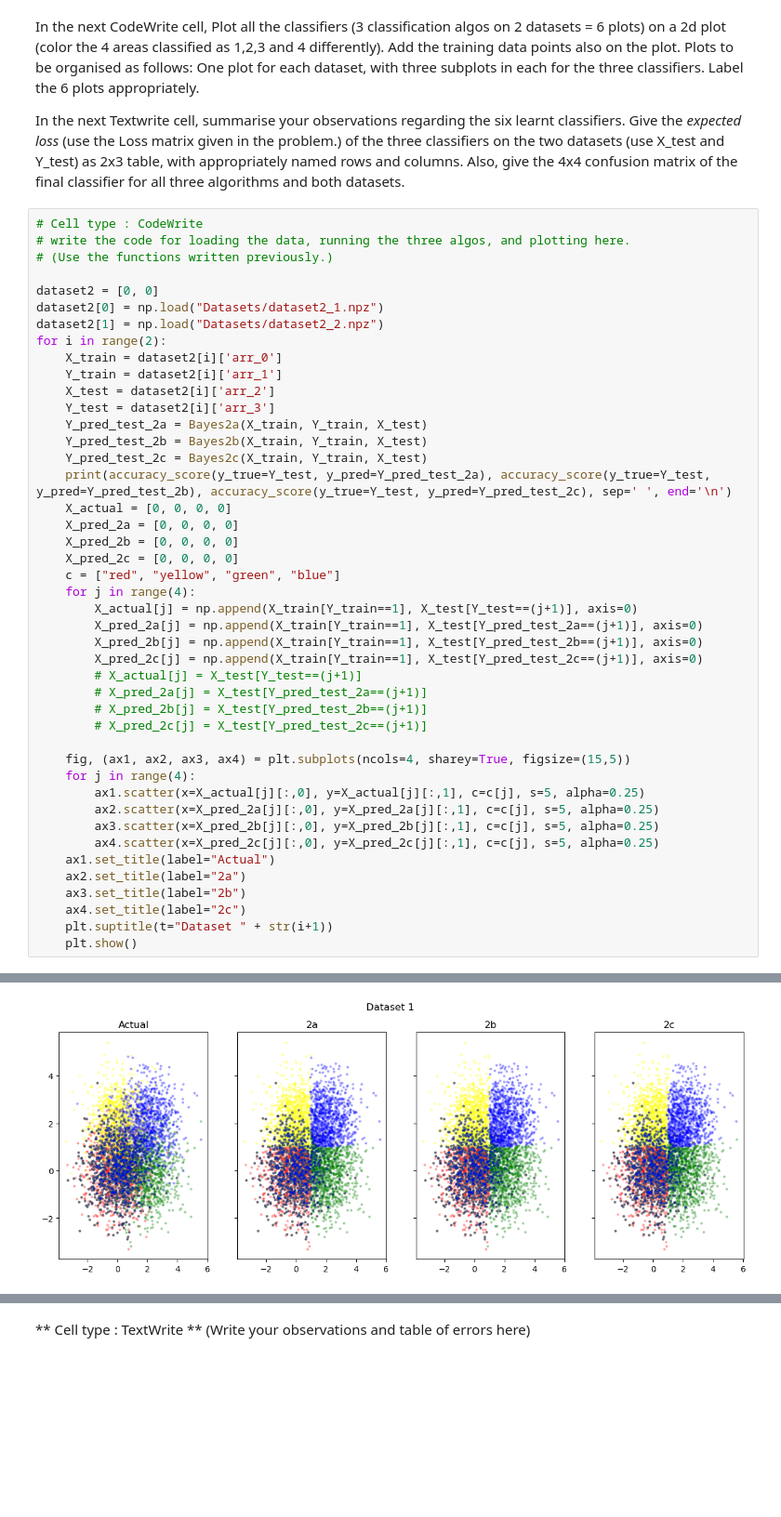
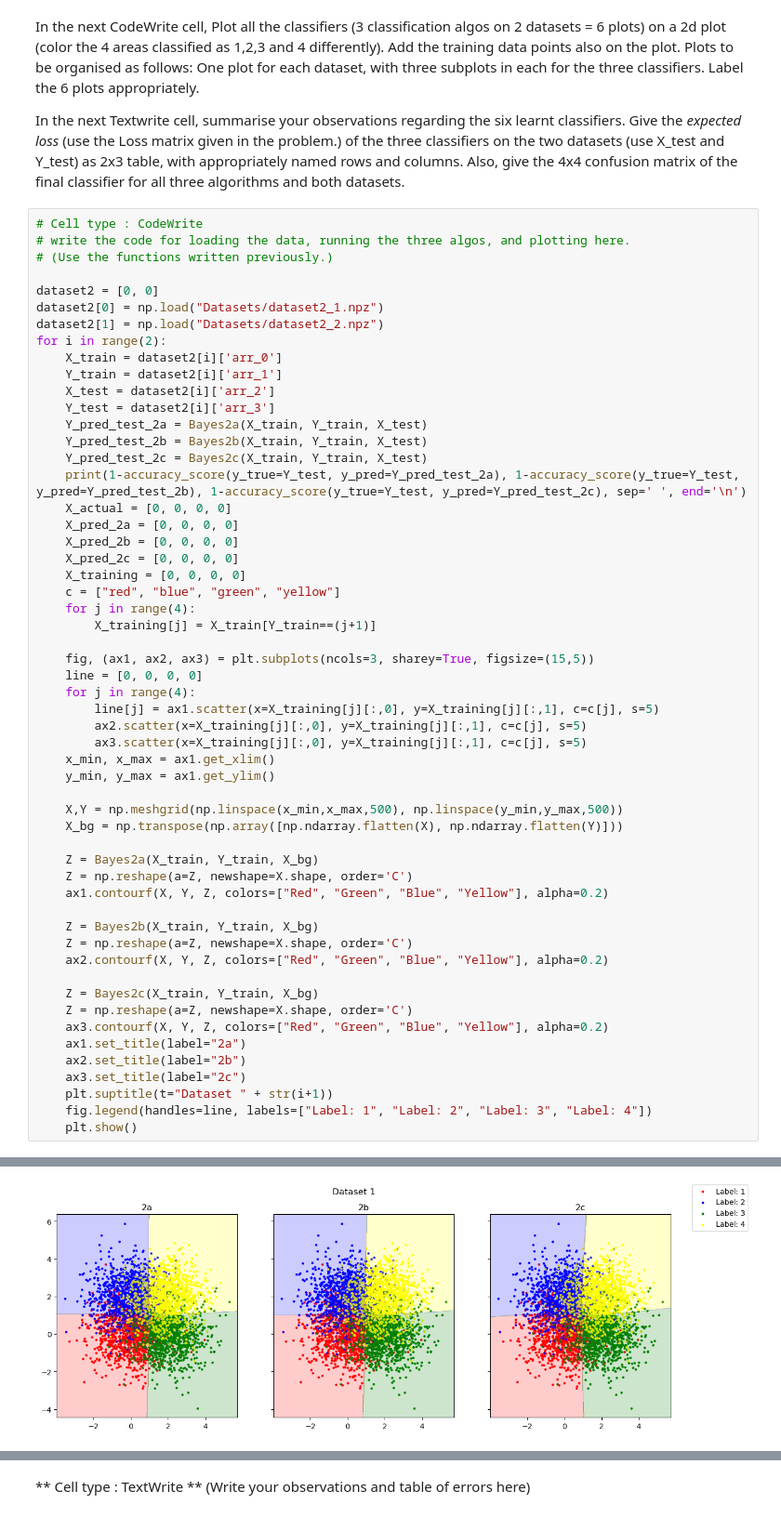
Before and after one commit to Bala-A87/CS5691-Assignments, a Jupyter notebook: A1/ProgAssmt1_student.ipynb, the cells around one changed output, grey strips where cells are left out. Shown at 93% size. Drawn from its saved outputs; the diff is of its cells as text; blank space fills up the shorter version.

```diff
--- a/A1/ProgAssmt1_student.ipynb
+++ b/A1/ProgAssmt1_student.ipynb
@@ -517,32 +507,43 @@ for i in range(2):
     Y_pred_test_2a = Bayes2a(X_train, Y_train, X_test)
     Y_pred_test_2b = Bayes2b(X_train, Y_train, X_test)
     Y_pred_test_2c = Bayes2c(X_train, Y_train, X_test)
-    print(accuracy_score(y_true=Y_test, y_pred=Y_pred_test_2a), accuracy_score(y_true=Y_test, y_pred=Y_pred_test_2b), accuracy_score(y_true=Y_test, y_pred=Y_pred_test_2c), sep=' ', end='\n')
+    print(1-accuracy_score(y_true=Y_test, y_pred=Y_pred_test_2a), 1-accuracy_score(y_true=Y_test, y_pred=Y_pred_test_2b), 1-accuracy_score(y_true=Y_test, y_pred=Y_pred_test_2c), sep=' ', end='\n')
     X_actual = [0, 0, 0, 0]
     X_pred_2a = [0, 0, 0, 0]
     X_pred_2b = [0, 0, 0, 0]
     X_pred_2c = [0, 0, 0, 0]
-    c = ["red", "yellow", "green", "blue"]
+    X_training = [0, 0, 0, 0]
+    c = ["red", "blue", "green", "yellow"]
     for j in range(4):
-        X_actual[j] = np.append(X_train[Y_train==1], X_test[Y_test==(j+1)], axis=0)
-        X_pred_2a[j] = np.append(X_train[Y_train==1], X_test[Y_pred_test_2a==(j+1)], axis=0)
-        X_pred_2b[j] = np.append(X_train[Y_train==1], X_test[Y_pred_test_2b==(j+1)], axis=0)
-        X_pred_2c[j] = np.append(X_train[Y_train==1], X_test[Y_pred_test_2c==(j+1)], axis=0)
-        # X_actual[j] = X_test[Y_test==(j+1)]
-        # X_pred_2a[j] = X_test[Y_pred_test_2a==(j+1)]
-        # X_pred_2b[j] = X_test[Y_pred_test_2b==(j+1)]
-        # X_pred_2c[j] = X_test[Y_pred_test_2c==(j+1)]
+        X_training[j] = X_train[Y_train==(j+1)]
 
-    fig, (ax1, ax2, ax3, ax4) = plt.subplots(ncols=4, sharey=True, figsize=(15,5))
+    fig, (ax1, ax2, ax3) = plt.subplots(ncols=3, sharey=True, figsize=(15,5))
+    line = [0, 0, 0, 0]
     for j in range(4):
-        ax1.scatter(x=X_actual[j][:,0], y=X_actual[j][:,1], c=c[j], s=5, alpha=0.25)
-        ax2.scatter(x=X_pred_2a[j][:,0], y=X_pred_2a[j][:,1], c=c[j], s=5, alpha=0.25)
-        ax3.scatter(x=X_pred_2b[j][:,0], y=X_pred_2b[j][:,1], c=c[j], s=5, alpha=0.25)
-        ax4.scatter(x=X_pred_2c[j][:,0], y=X_pred_2c[j][:,1], c=c[j], s=5, alpha=0.25)
-    ax1.set_title(label="Actual")
-    ax2.set_title(label="2a")
-    ax3.set_title(label="2b")
-    ax4.set_title(label="2c")
+        line[j] = ax1.scatter(x=X_training[j][:,0], y=X_training[j][:,1], c=c[j], s=5)
+        ax2.scatter(x=X_training[j][:,0], y=X_training[j][:,1], c=c[j], s=5)
+        ax3.scatter(x=X_training[j][:,0], y=X_training[j][:,1], c=c[j], s=5)
+    x_min, x_max = ax1.get_xlim()
+    y_min, y_max = ax1.get_ylim()
+
+    X,Y = np.meshgrid(np.linspace(x_min,x_max,500), np.linspace(y_min,y_max,500))
+    X_bg = np.transpose(np.array([np.ndarray.flatten(X), np.ndarray.flatten(Y)]))
+
+    Z = Bayes2a(X_train, Y_train, X_bg)
+    Z = np.reshape(a=Z, newshape=X.shape, order='C')
+    ax1.contourf(X, Y, Z, colors=["Red", "Green", "Blue", "Yellow"], alpha=0.2)
+
+    Z = Bayes2b(X_train, Y_train, X_bg)
+    Z = np.reshape(a=Z, newshape=X.shape, order='C')
+    ax2.contourf(X, Y, Z, colors=["Red", "Green", "Blue", "Yellow"], alpha=0.2)
+
+    Z = Bayes2c(X_train, Y_train, X_bg)
+    Z = np.reshape(a=Z, newshape=X.shape, order='C')
+    ax3.contourf(X, Y, Z, colors=["Red", "Green", "Blue", "Yellow"], alpha=0.2)
+    ax1.set_title(label="2a")
+    ax2.set_title(label="2b")
+    ax3.set_title(label="2c")
     plt.suptitle(t="Dataset " + str(i+1))
+    fig.legend(handles=line, labels=["Label: 1", "Label: 2", "Label: 3", "Label: 4"])
     plt.show()
 # %% [output]
@@ -550 +551 @@ for i in range(2):
-[figure, old version]
+[figure, new version]
```
Also changed, not shown: parts of 13 cells of this notebook, 1 other file.
